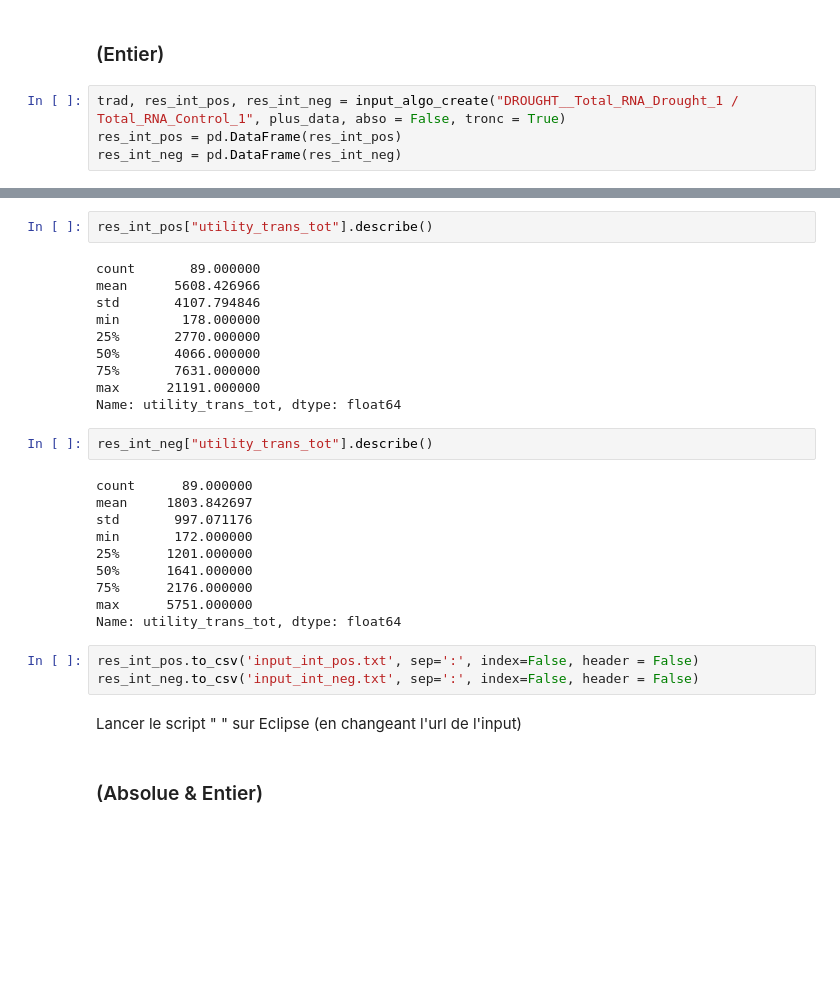
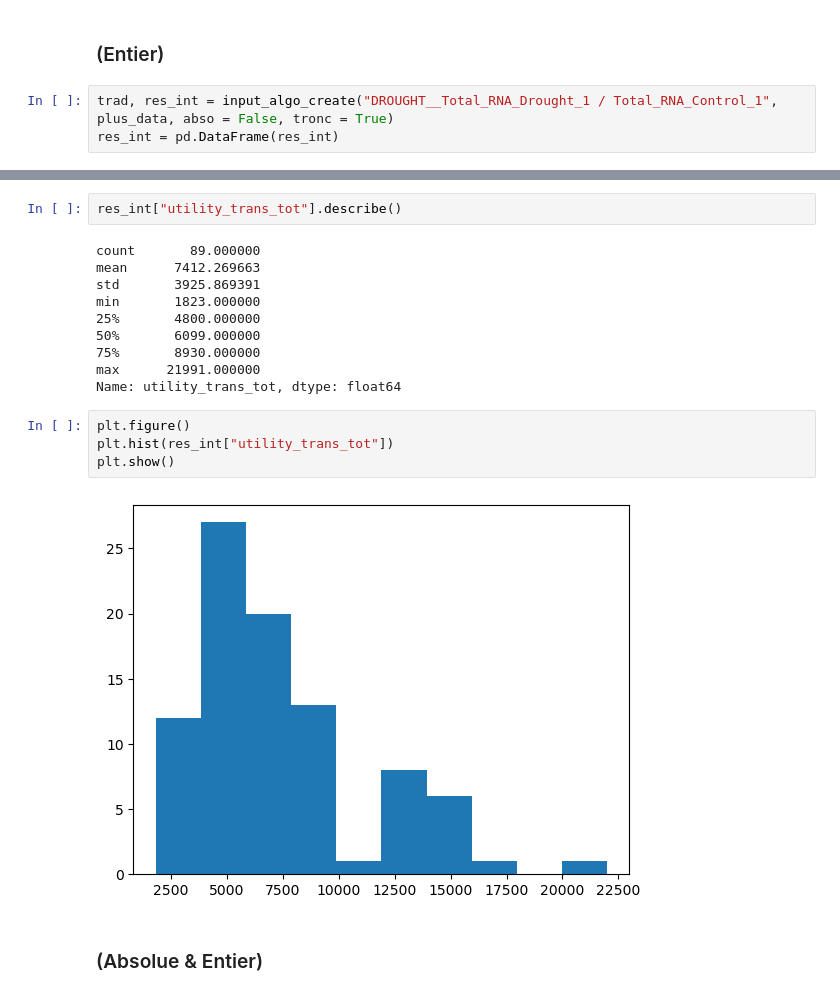
Before and after one commit to JhonatanFelix/Projet_fil_rouge_2024, a Jupyter notebook: PLM_signif.ipynb, the cells around one changed output, grey strips where cells are left out. Saved outputs shown, nothing was run; the diff lists cells and outputs as text; blank space fills up the shorter version.

```diff
--- a/PLM_signif.ipynb
+++ b/PLM_signif.ipynb
@@ -651,6 +615,5 @@ Lancer le script " " sur Eclipse (en changeant l'url de l'input)
 # %% [markdown]
 ### (Entier)
 # %%
-trad, res_int_pos, res_int_neg = input_algo_create("DROUGHT__Total_RNA_Drought_1 / Total_RNA_Control_1", plus_data, abso = False, tronc = True)
-res_int_pos = pd.DataFrame(res_int_pos)
-res_int_neg = pd.DataFrame(res_int_neg)
+trad, res_int = input_algo_create("DROUGHT__Total_RNA_Drought_1 / Total_RNA_Control_1", plus_data, abso = False, tronc = True)
+res_int = pd.DataFrame(res_int)
@@ -689,32 +636,21 @@ res_int_neg
 # %%
-res_int_pos["utility_trans_tot"].describe()
+res_int["utility_trans_tot"].describe()
 # %% [output]
 count       89.000000
-mean      5608.426966
-std       4107.794846
-min        178.000000
-25%       2770.000000
-50%       4066.000000
-75%       7631.000000
-max      21191.000000
+mean      7412.269663
+std       3925.869391
+min       1823.000000
+25%       4800.000000
+50%       6099.000000
+75%       8930.000000
+max      21991.000000
 Name: utility_trans_tot, dtype: float64
-# %%
-res_int_neg["utility_trans_tot"].describe()
-# %% [output]
-count      89.000000
-mean     1803.842697
-std       997.071176
-min       172.000000
-25%      1201.000000
-50%      1641.000000
-75%      2176.000000
-max      5751.000000
-Name: utility_trans_tot, dtype: float64
-# %%
-res_int_pos.to_csv('input_int_pos.txt', sep=':', index=False, header = False)
-res_int_neg.to_csv('input_int_neg.txt', sep=':', index=False, header = False)
-# %% [markdown]
-Lancer le script " " sur Eclipse (en changeant l'url de l'input)
+# %%
+plt.figure()
+plt.hist(res_int["utility_trans_tot"])
+plt.show()
+# %% [output]
+[figure, added]
 # %% [markdown]
 ### (Absolue & Entier)
 # %%
```
Also changed, not shown: parts of 58 cells of this notebook, 2 other files.
